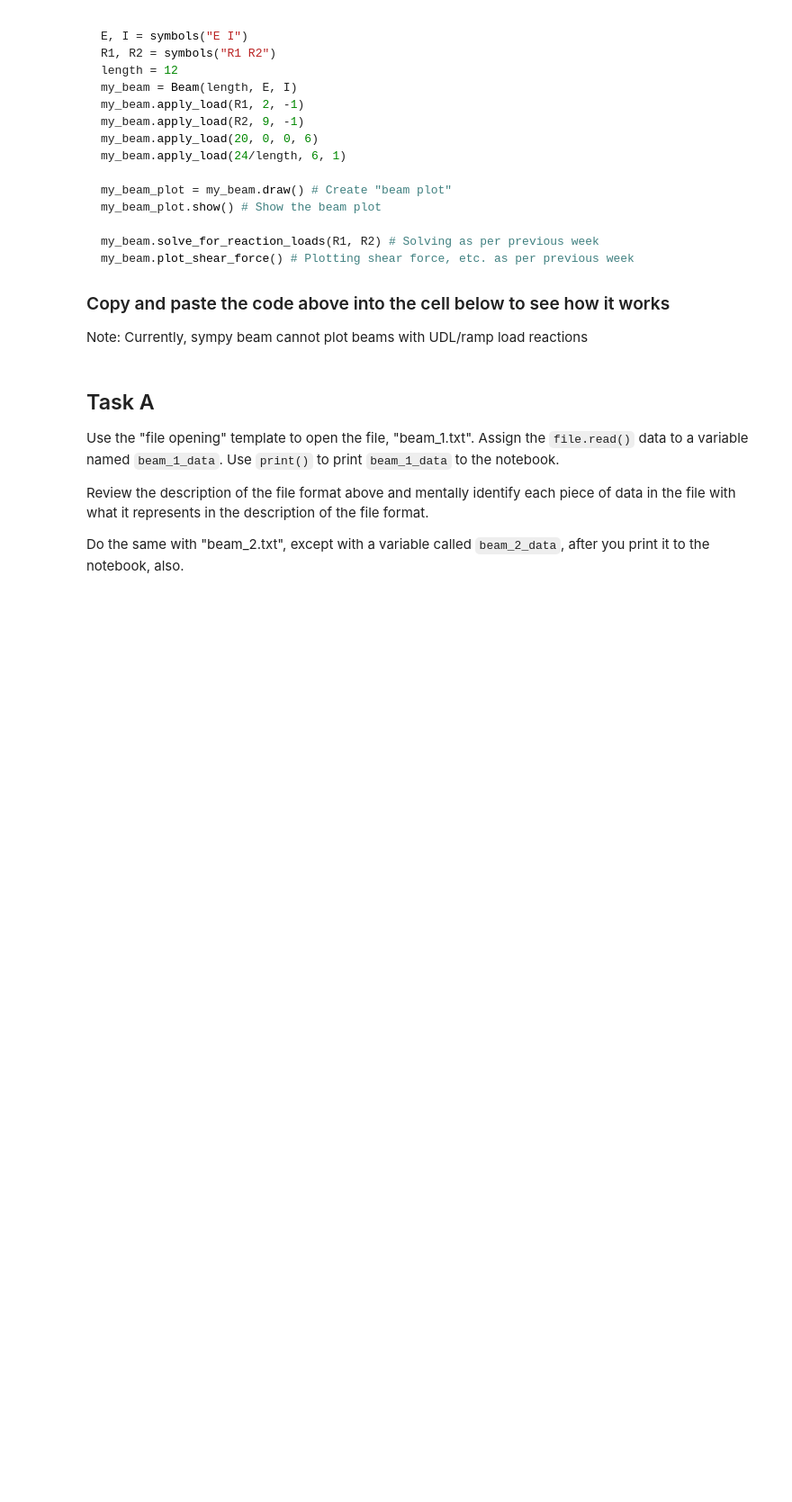
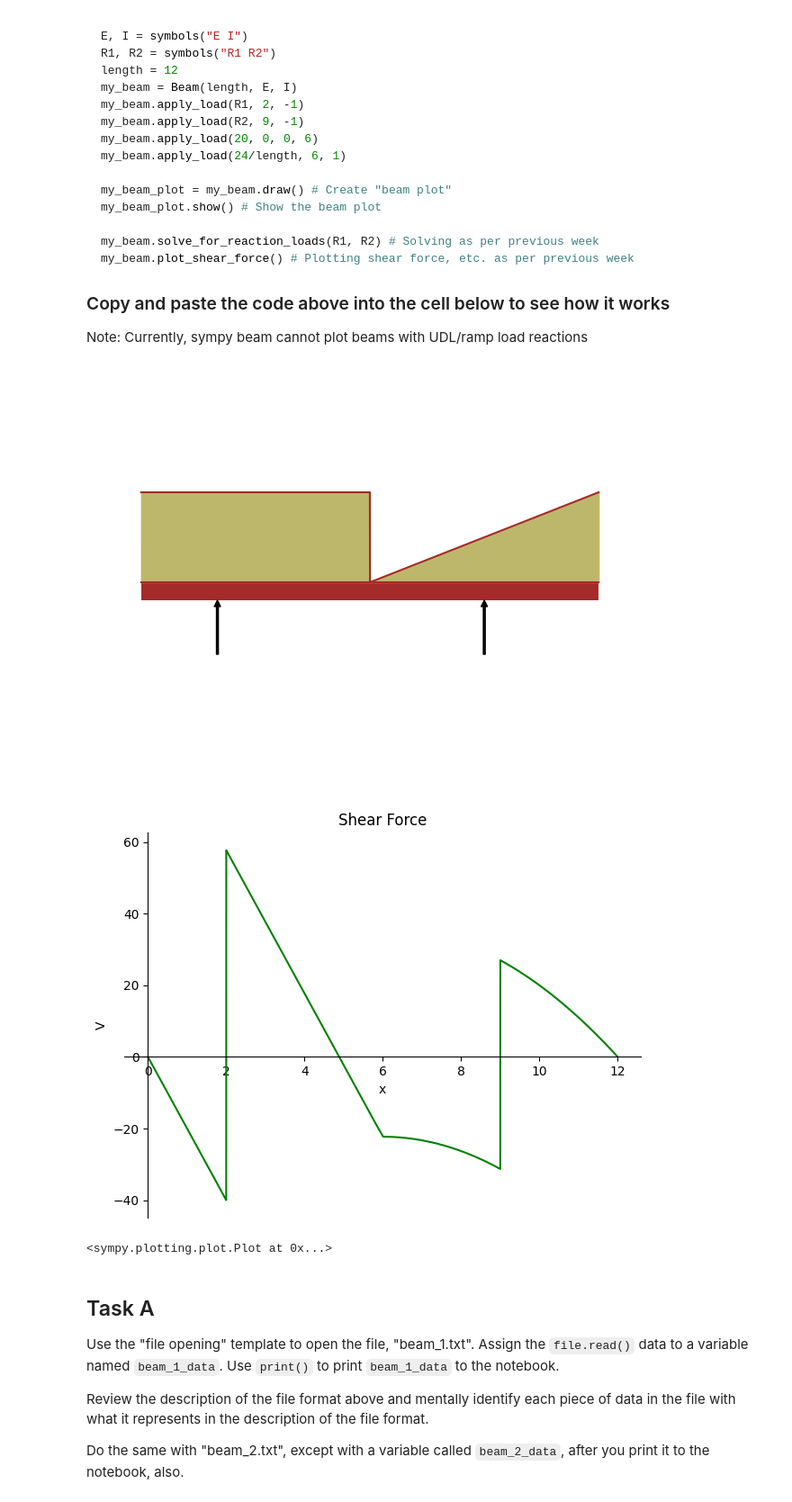
Before and after one commit to KRollins26/python_structural, a Jupyter notebook: Workbook_02/Workbook_02.ipynb, the cells around one changed output. Shown: that part at 90% size. Drawn from its saved outputs; the diff is of its cells as text; code cells hidden in the pictures; blank space fills up the shorter version.

```diff
--- a/Workbook_02/Workbook_02.ipynb
+++ b/Workbook_02/Workbook_02.ipynb
@@ -46,6 +46,25 @@ my_beam.plot_shear_force() # Plotting shear force, etc. as per previous week
 ### Copy and paste the code above into the cell below to see how it works
 
 Note: Currently, sympy beam cannot plot beams with UDL/ramp load reactions
+# %%
+E, I = symbols("E I")
+R1, R2 = symbols("R1 R2")
+length = 12
+my_beam = Beam(length, E, I)
+my_beam.apply_load(R1, 2, -1)
+my_beam.apply_load(R2, 9, -1)
+my_beam.apply_load(20, 0, 0, 6)
+my_beam.apply_load(24/length, 6, 1)
+
+my_beam_plot = my_beam.draw() # Create "beam plot"
+my_beam_plot.show() # Show the beam plot
+
+my_beam.solve_for_reaction_loads(R1, R2) # Solving as per previous week
+my_beam.plot_shear_force() # Plotting shear force, etc. as per previous week
+# %% [output]
+[figure, added]
+[figure, added]
+<sympy.plotting.plot.Plot at 0x...>
 # %% [markdown]
 ## Task A
 
```
Also changed, not shown: parts of 7 cells of this notebook.
